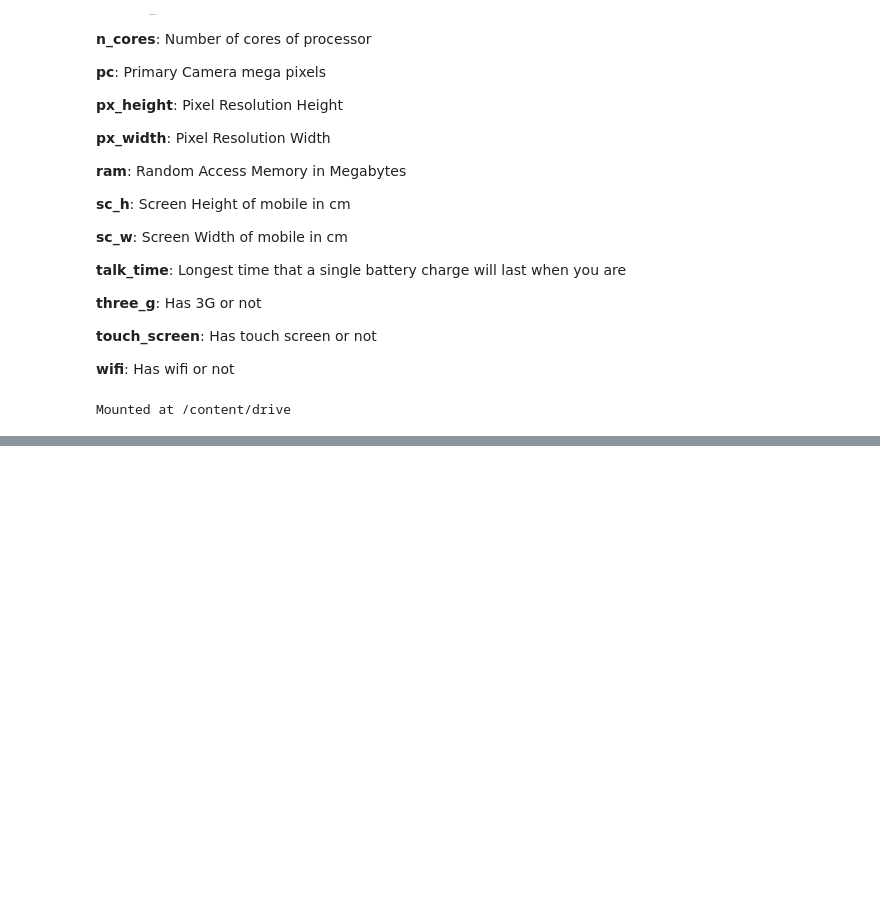
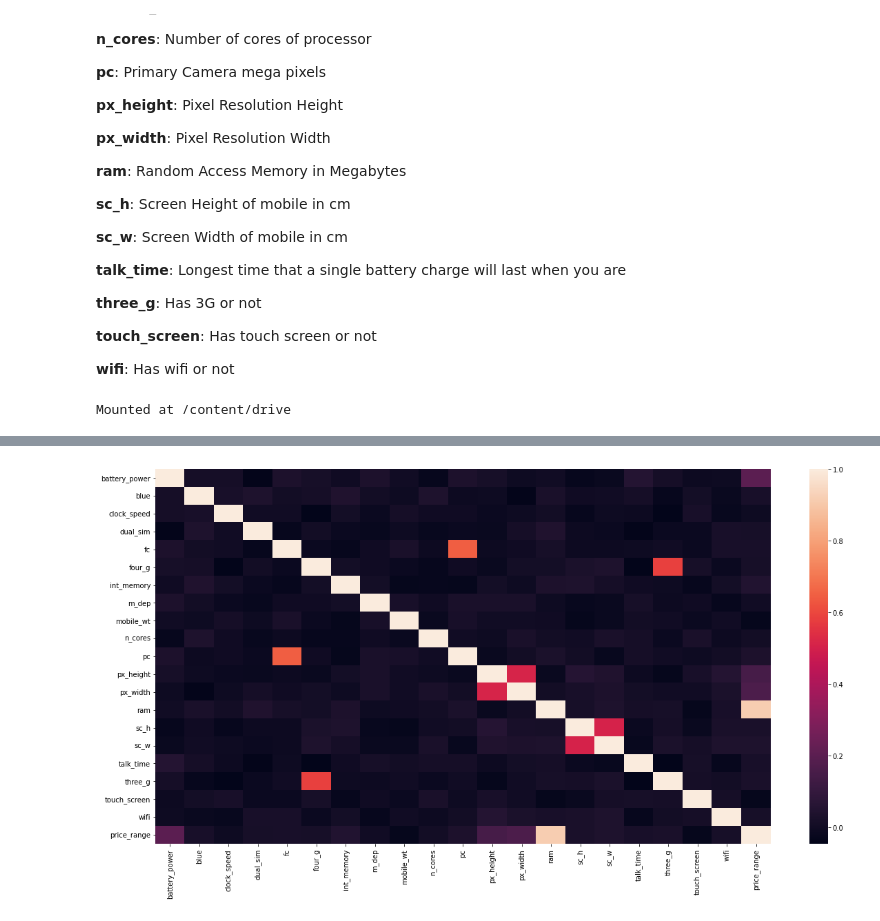
Before and after one commit to sidds4474/Mobile-Price-Range-Classification-ML, a Jupyter notebook: Mobile_Price_Range_Classification_Capstone_Project.ipynb, the cells around one changed output, grey strips where cells are left out. Cells and saved outputs as stored; diff of their text form; code cells hidden in the pictures; blank space fills up the shorter version.

```diff
--- a/Mobile_Price_Range_Classification_Capstone_Project.ipynb
+++ b/Mobile_Price_Range_Classification_Capstone_Project.ipynb
@@ -61,3 +62,7 @@ from google.colab import drive
 drive.mount('/content/drive')
 # %% [output]
 Mounted at /content/drive
+# %%
+# Reading the data file
+
+data = pd.read_csv('/content/drive/MyDrive/Mobile Price Range Prediction - Capstone Project/data_mobile_price_range.csv',encoding = 'latin' )
@@ -63,0 +164,6 @@ Mounted at /content/drive
+# %%
+plt.figure(figsize = (20,10))
+sns.heatmap(data.corr())
+plt.show()
+# %% [output]
+[figure, added]
```
Also changed, not shown: parts of 11 cells of this notebook.
